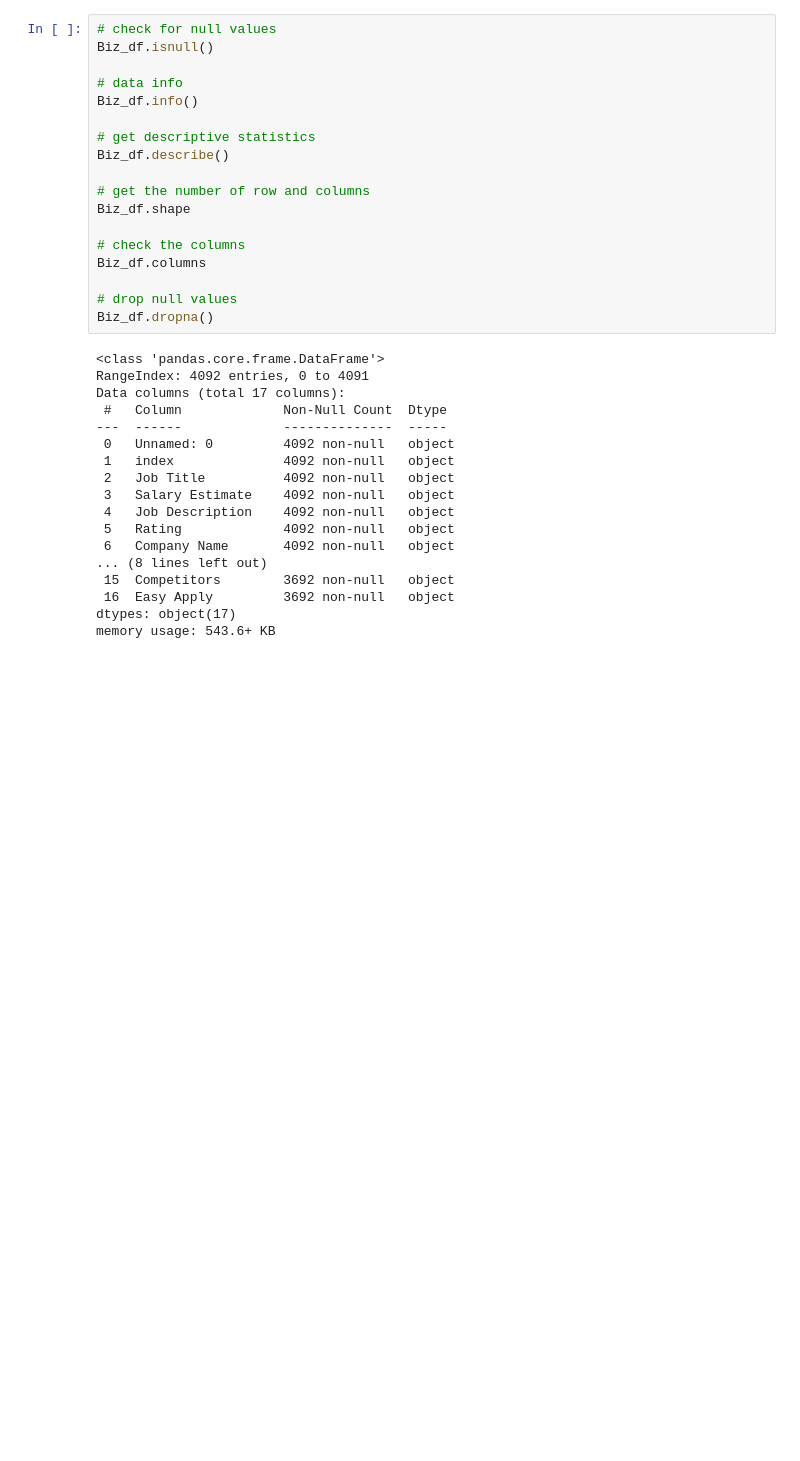
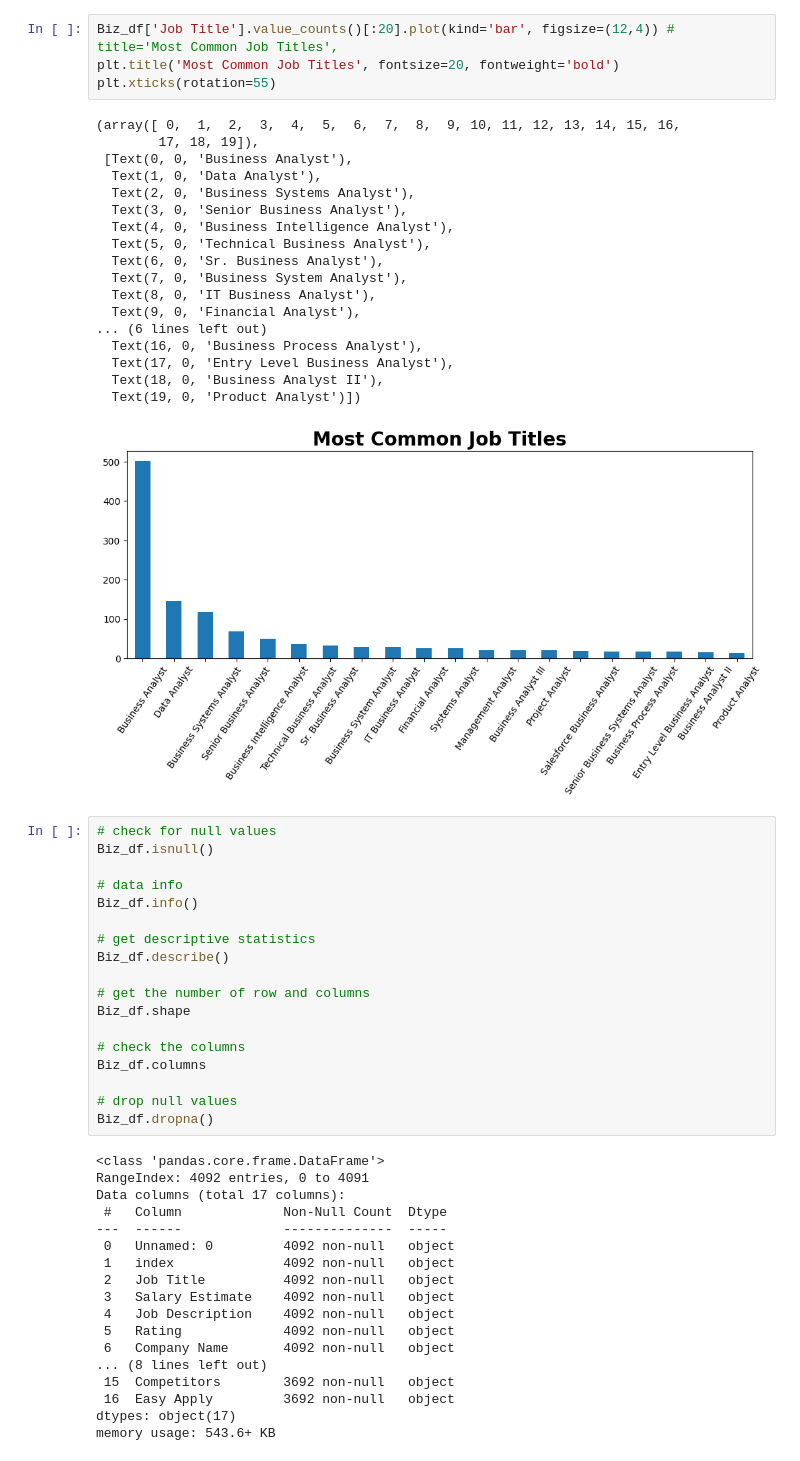
Before and after one commit to tsbarry/The_Job_Market, a Jupyter notebook: transform_data.ipynb, the cells around one changed output. Cells and saved outputs as stored; diff of their text form; blank space fills up the shorter version.

```diff
--- a/transform_data.ipynb
+++ b/transform_data.ipynb
@@ -17,6 +17,29 @@ Biz_df.head()
 | 2 | 2 | 2 | Data Analyst | $56K-$102K (Glassdoor est.) | For more than a decade, Asembia h... | 3.6 | Asembia\n3.6 | Florham Park, NJ | ... |
 | 3 | 3 | 3 | Information Security Analyst, Inc... | $56K-$102K (Glassdoor est.) | Job Description Summary\nThe Info... | 3.6 | BD\n3.6 | Franklin Lakes, NJ | ... |
 | 4 | 4 | 4 | Analyst - FP&A Global Revenue | $56K-$102K (Glassdoor est.) | Magnite is the world's largest in... | 3.4 | Rubicon Project\n3.4 | New York, NY | ... |
+# %%
+Biz_df['Job Title'].value_counts()[:20].plot(kind='bar', figsize=(12,4)) # title='Most Common Job Titles',
+plt.title('Most Common Job Titles', fontsize=20, fontweight='bold')
+plt.xticks(rotation=55)
+# %% [output]
+(array([ 0,  1,  2,  3,  4,  5,  6,  7,  8,  9, 10, 11, 12, 13, 14, 15, 16,
+        17, 18, 19]),
+ [Text(0, 0, 'Business Analyst'),
+  Text(1, 0, 'Data Analyst'),
+  Text(2, 0, 'Business Systems Analyst'),
+  Text(3, 0, 'Senior Business Analyst'),
+  Text(4, 0, 'Business Intelligence Analyst'),
+  Text(5, 0, 'Technical Business Analyst'),
+  Text(6, 0, 'Sr. Business Analyst'),
+  Text(7, 0, 'Business System Analyst'),
+  Text(8, 0, 'IT Business Analyst'),
+  Text(9, 0, 'Financial Analyst'),
+... (6 lines left out)
+  Text(16, 0, 'Business Process Analyst'),
+  Text(17, 0, 'Entry Level Business Analyst'),
+  Text(18, 0, 'Business Analyst II'),
+  Text(19, 0, 'Product Analyst')])
+[figure, added]
 # %%
 # check for null values
 Biz_df.isnull()
```
Also changed, not shown: parts of 4 cells of this notebook, 8 other files.
